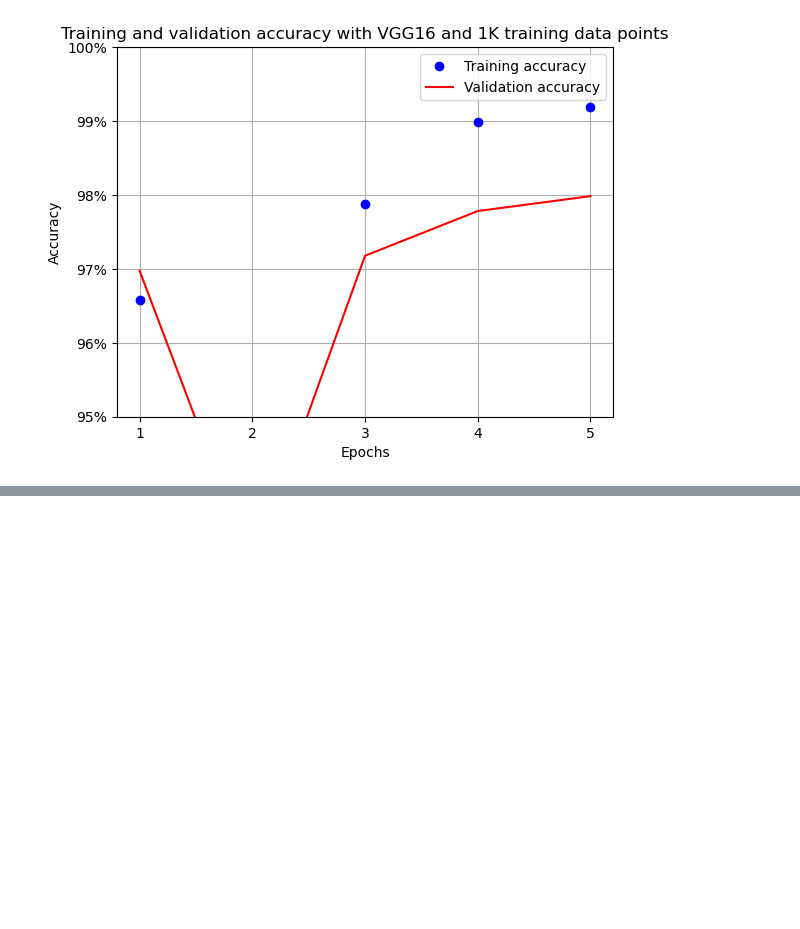
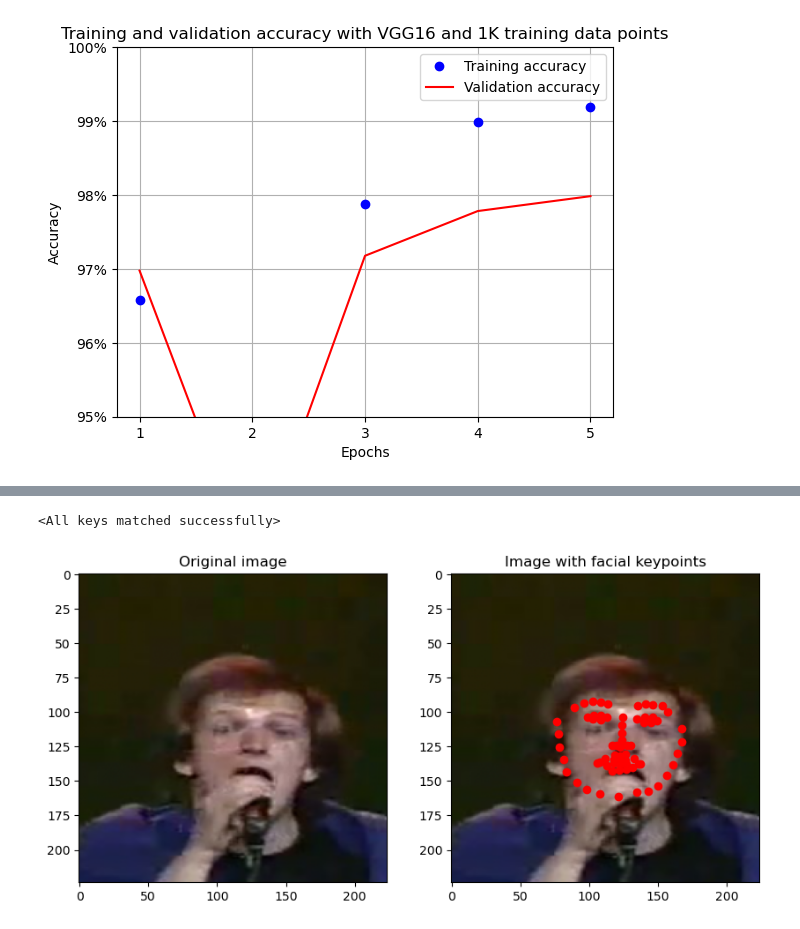
Before and after one commit to qslia/image_classification, a Jupyter notebook: plot.ipynb, the cells around one changed output, grey strips where cells are left out. Saved outputs shown, nothing was run; the diff lists cells and outputs as text; code cells hidden in the pictures; blank space fills up the shorter version.

```diff
--- a/plot.ipynb
+++ b/plot.ipynb
@@ -29,0 +36,3 @@ plot_accuracy(5, data['train_accuracies'], data['val_accuracies'])
+# %%
+df = pd.read_csv('data/training_frames_keypoints.csv')
+train, test = train_test_split(df, test_size=0.2, random_state=42)
@@ -29,0 +112,26 @@ plot_accuracy(5, data['train_accuracies'], data['val_accuracies'])
+# %%
+from train_face_keypoints import get_data, get_model
+import torch
+_, _, train_dataset, test_dataset = get_data(df)
+model, _, _ = get_model()
+model.load_state_dict(torch.load('face_keypoints_vgg16.pth'))
+# %% [output]
+<All keys matched successfully>
+# %%
+ix = 0
+plt.figure(figsize=(10, 10))
+plt.subplot(221)
+plt.title('Original image')
+im = test_dataset.load_img(ix)
+plt.imshow(im)
+plt.grid(False)
+plt.subplot(222)
+plt.title('Image with facial keypoints')
+x, _ = test_dataset[ix]
+plt.imshow(im)
+kp = model(x[None]).flatten().detach().cpu()
+plt.scatter(kp[:68]*224, kp[68:]*224, c='r')
+plt.grid(False)
+plt.show()
+# %% [output]
+[figure, added]
```
Also changed, not shown: parts of 19 cells of this notebook, 5 other files.
